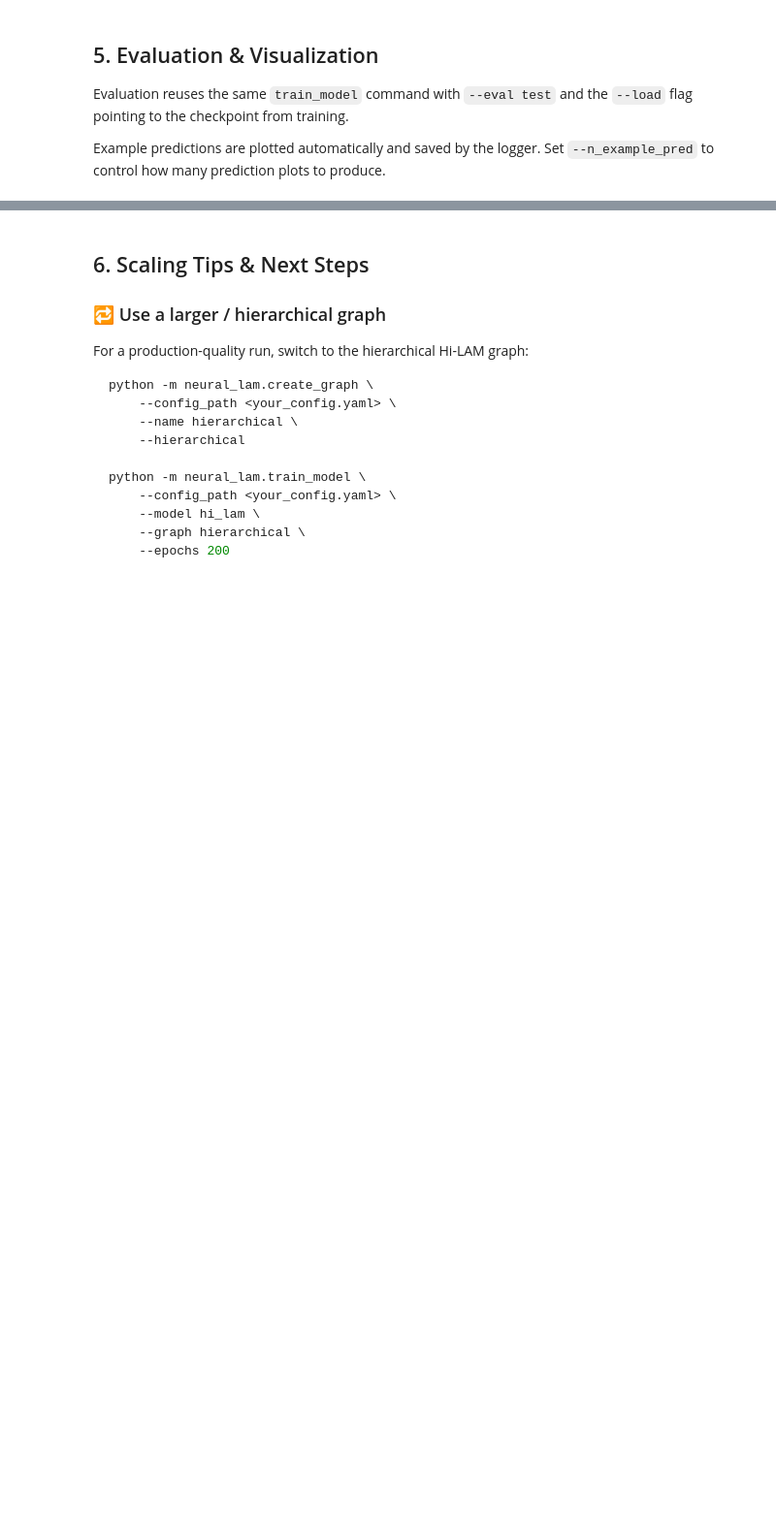
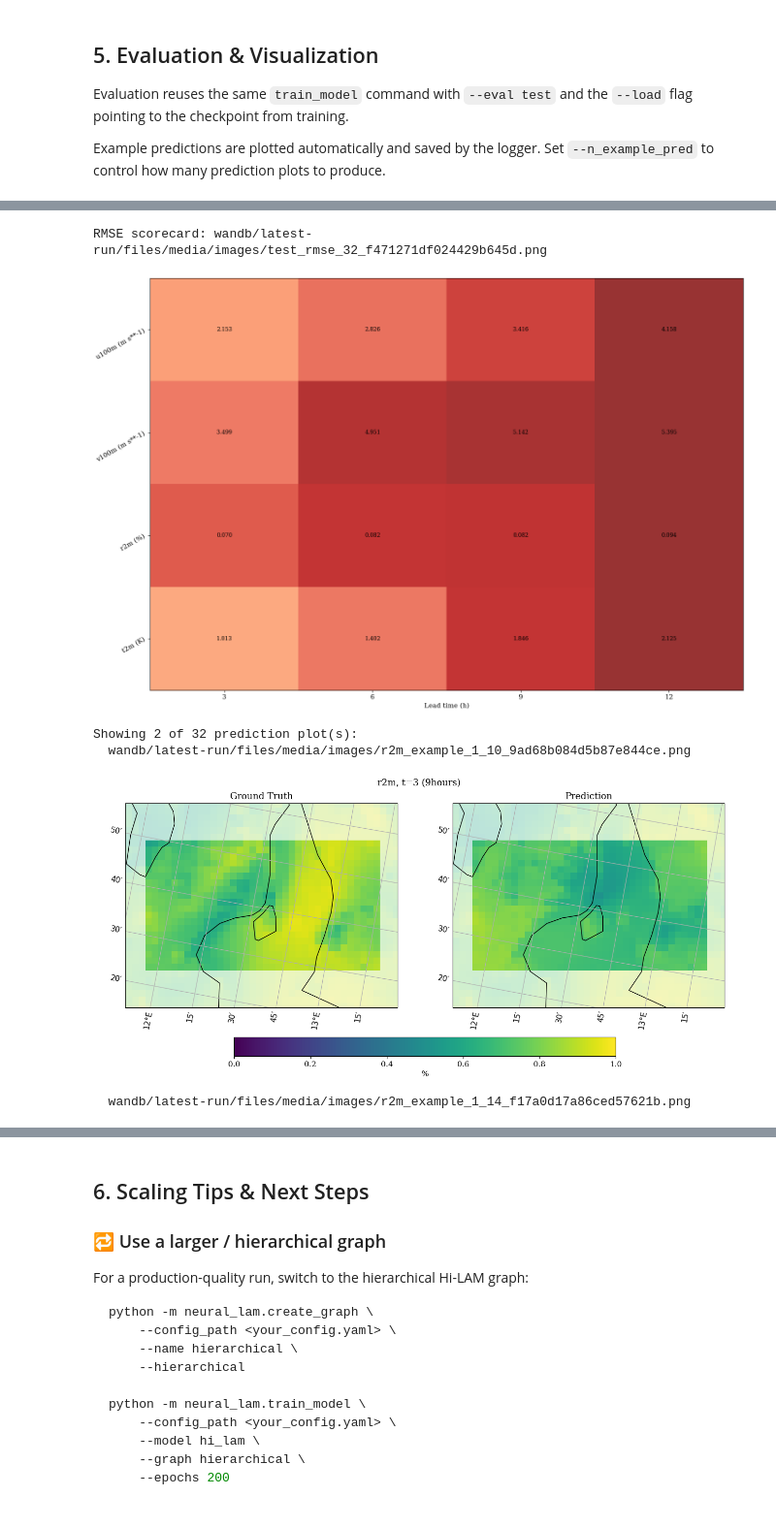
Before and after one commit to mllam/neural-lam, a Jupyter notebook: docs/notebooks/hello_world_danra.ipynb, the cells around one changed output, grey strips where cells are left out. Shown at 97% size. Drawn from its saved outputs; the diff is of its cells as text; code cells hidden in the pictures; blank space fills up the shorter version.

Commit message:
fix checkpoint loading and notebook graph viz for PyTorch 2.6

```diff
--- a/docs/notebooks/hello_world_danra.ipynb
+++ b/docs/notebooks/hello_world_danra.ipynb
@@ -250,9 +253,0 @@ else:
-# %%
-from IPython.display import HTML
-
-if os.path.exists("graph_viz.html"):
-    print("Graph visualisation saved to graph_viz.html")
-    with open("graph_viz.html") as f:
-        display(HTML(f.read()))
-else:
-    print("graph_viz.html not found — check plot_graph output above.")
@@ -361,36 +396,24 @@ os.environ["WANDB_MODE"] = "offline"
 # %%
-# The eval run saves forecasts to a zarr file and plots to the wandb run dir.
-# Locate the output zarr and display the test_rmse plot saved during eval.
-
-# 1. Show test_rmse.pdf if available
-rmse_plots = sorted(glob.glob("wandb/**/test_rmse.pdf", recursive=True))
+img_dir = "wandb/latest-run/files/media/images"
+rmse_plots = sorted(glob.glob(os.path.join(img_dir, "test_rmse_*.png")))
 if rmse_plots:
     print("RMSE scorecard:", rmse_plots[0])
     display(Image(filename=rmse_plots[0]))
 else:
-    print("test_rmse.pdf not found — check eval output above.")
-
-# 2. Show example prediction plots saved during eval
-pred_plots = sorted(glob.glob("wandb/**/pred_*.png", recursive=True))
-if not pred_plots:
-    pred_plots = sorted(glob.glob("wandb/**/*.png", recursive=True))
-if pred_plots:
-    n_show = min(2, len(pred_plots))
-    print(f"Showing {n_show} prediction plot(s):")
-    for p in pred_plots[:2]:
+    print("test_rmse plot not found — check eval output above.")
+example_plots = sorted(glob.glob(os.path.join(img_dir, "*_example_*.png")))
+if example_plots:
+    n_show = min(2, len(example_plots))
+    print(f"Showing {n_show} of {len(example_plots)} prediction plot(s):")
+    for p in example_plots[:n_show]:
         print(" ", p)
         display(Image(filename=p))
 else:
-    print("No prediction plots found in wandb output.")
-
-# 3. Show forecast zarr if saved
-zarr_preds = sorted(
-    glob.glob("**/*forecast*.zarr", recursive=True)
-    + glob.glob("**/*pred*.zarr", recursive=True)
-)
-if zarr_preds:
-    print("Forecast zarr:", zarr_preds[0])
-    ds_pred = xr.open_zarr(zarr_preds[0])
-    print(ds_pred)
-else:
-    print("No forecast zarr found.")
+    print("No prediction plots found — check eval output above.")
+# %% [output]
+RMSE scorecard: wandb/latest-run/files/media/images/test_rmse_32_f471271df024429b645d.png
+[figure, added]
+Showing 2 of 32 prediction plot(s):
+  wandb/latest-run/files/media/images/r2m_example_1_10_9ad68b084d5b87e844ce.png
+[figure, added]
+  wandb/latest-run/files/media/images/r2m_example_1_14_f17a0d17a86ced57621b.png
```
Also changed, not shown: parts of 20 cells of this notebook, 1 other file.
